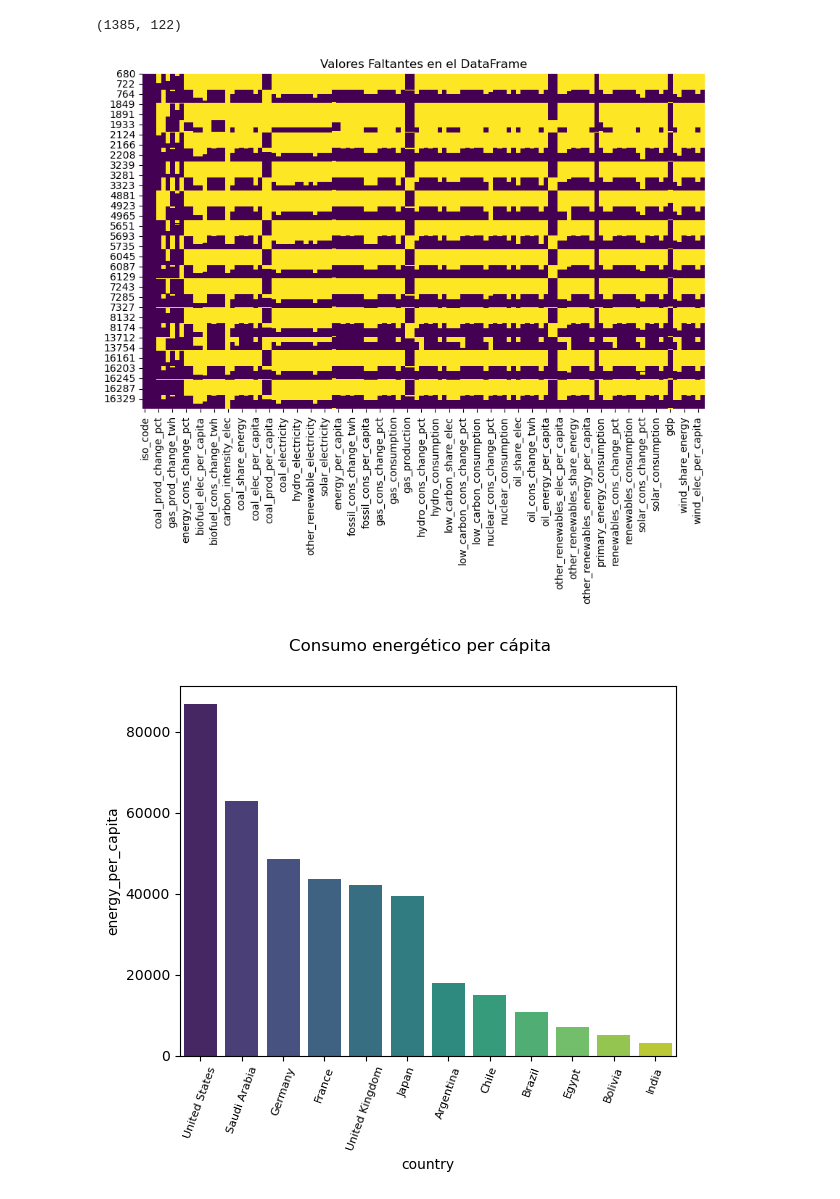
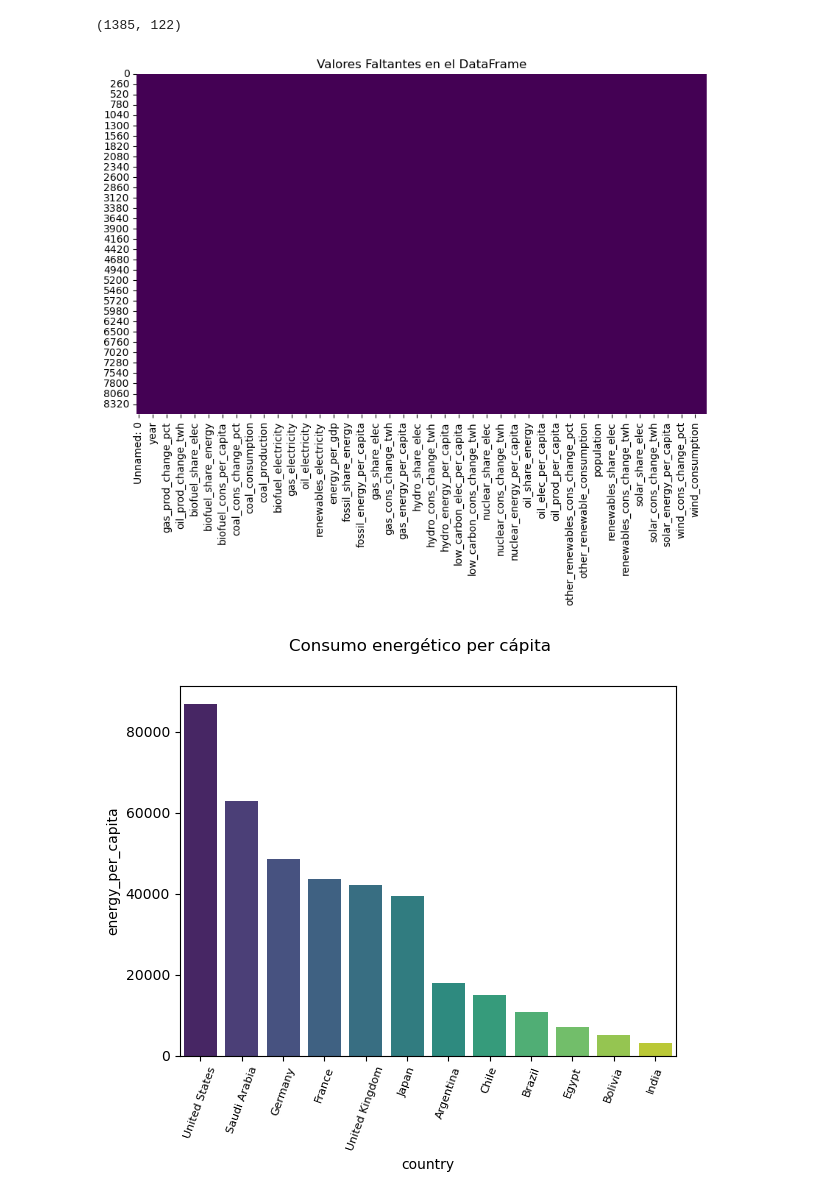
Before and after one commit to L-Ameneiro/EDA-Datasets, a Jupyter notebook: notebooks/consumo_energetico_mundial.ipynb, the cells around one changed output. Saved outputs shown, nothing was run; the diff lists cells and outputs as text; code cells hidden in the pictures.

```diff
--- a/notebooks/consumo_energetico_mundial.ipynb
+++ b/notebooks/consumo_energetico_mundial.ipynb
@@ -245,0 +306,2 @@ wind_energy_per_capita 	Per capita primary energy consumption from wind, measure
+# %%
+wec = pd.read_csv(r"../datasets/wec_1980_sinreg.csv")
@@ -246,3 +311,6 @@ wind_energy_per_capita 	Per capita primary energy consumption from wind, measure
+# %%
+# Filtrar las filas donde la columna 'country' contiene la palabra 'Islands'
+wec = wec[~wec['country'].str.contains('Islands')]
 # %%
 graf = suram.groupby("country")["energy_per_capita"].mean().reset_index().sort_values("energy_per_capita", ascending=False)
 # %%
@@ -264,11 +332,11 @@ seleccion.shape
 # %%
 # visualización de valores faltantes
 plt.figure(figsize=(10, 6))
-sns.heatmap(seleccion.isnull(), cmap='viridis', cbar=False)
+sns.heatmap(wec.isnull(), cmap='viridis', cbar=False)
 plt.title('Valores Faltantes en el DataFrame')
 plt.show()
 # %% [output]
-[figure, old version]
+[figure, new version]
 # %%
 graf2 = seleccion.groupby("country")["energy_per_capita"].mean().reset_index().sort_values("energy_per_capita", ascending=False)
 # %%
```
Also changed, not shown: parts of 36 cells of this notebook, 5 other files.
